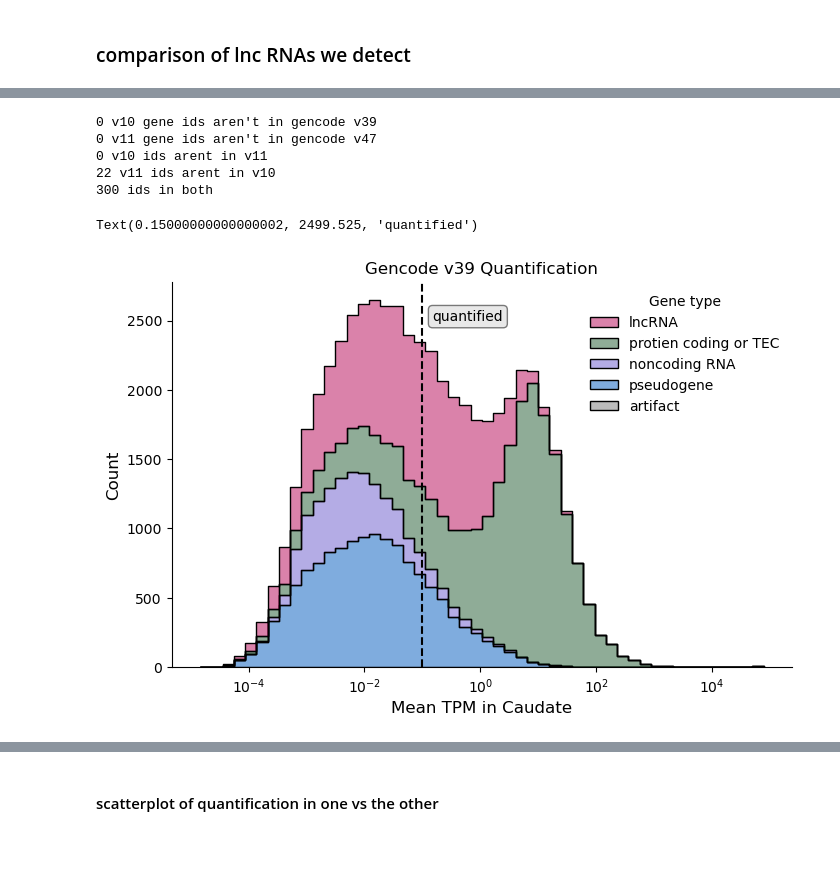
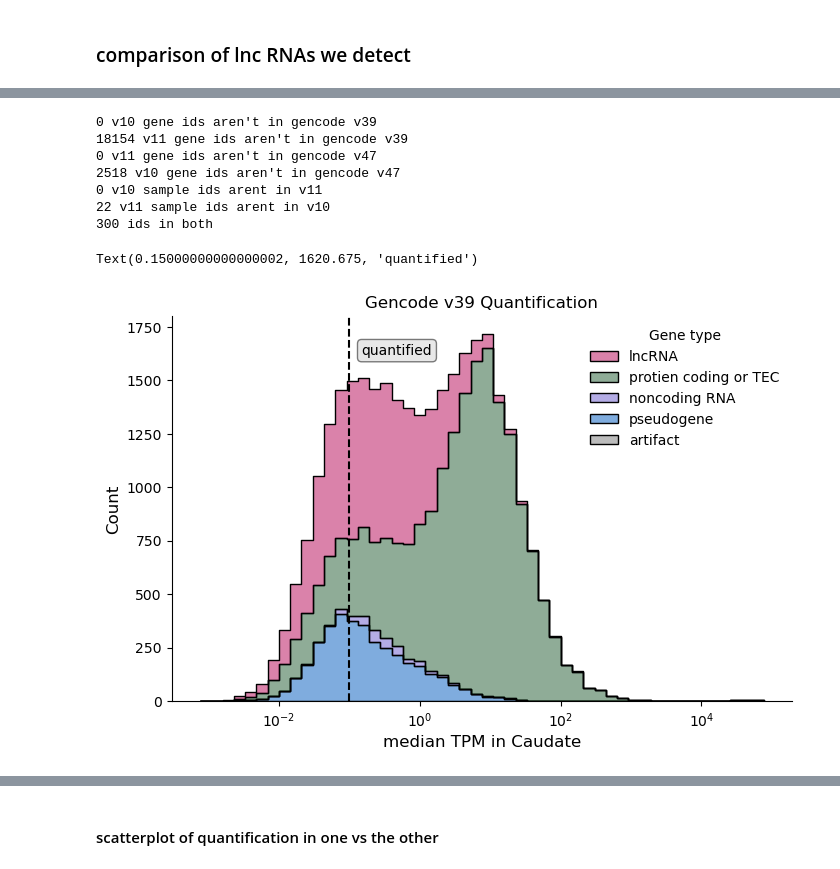
Before and after one commit to danielnachun/gtex-gencode47, a Jupyter notebook: notebooks/analyze_lncrna_quantification.ipynb, the cells around one changed output, grey strips where cells are left out. Drawn from its saved outputs; the diff is of its cells as text; code cells hidden in the pictures.

```diff
--- a/notebooks/analyze_lncrna_quantification.ipynb
+++ b/notebooks/analyze_lncrna_quantification.ipynb
@@ -190,8 +372,10 @@ def agg_rnaseqc(output_dir, file_end='.gene_tpm.gct.gz'):
     tpm_agg = pd.concat(sample_tpms, axis=1).reset_index()
     return tpm_agg
 # %%
-tpm_v11 = agg_rnaseqc(v11_quantificaiton_dir)
-tpm_v11.to_csv('/home/klawren/oak/gtex/output/caudate_analysis/gene_tpm_v11_brain_caudate_basal_ganglia.gct.gz', sep='\t', index=None)
+# tpm_v11 = agg_rnaseqc(v11_quantificaiton_dir)
+# tpm_v11.to_csv('/home/klawren/oak/gtex/output/caudate_analysis/gene_tpm_v11_brain_caudate_basal_ganglia.gct.gz', sep='\t', index=None)
 tpm_v11 = pd.read_csv('/home/klawren/oak/gtex/output/caudate_analysis/gene_tpm_v11_brain_caudate_basal_ganglia.gct.gz', sep='\t')
+tpm_v11['gene_id_stable'] = tpm_v11['Name'].str.split('.').str[0]
+tpm_v11 = tpm_v11.set_index('gene_id_stable').drop(columns=['Name', 'Description'])
 tpm_v11.head()
 # %% [output]
@@ -222,7 +390,7 @@ GTEX-1KD4Q-0011-R5a-SM-EY5Y8.gene_tpm.gct.gz
 # %%
 # load in tpm quantification for v10
 tpm_v10 = pd.read_csv(v10_quantificaiton_path, sep='\t', skiprows=2)
-# replace the sample ids to match the format in v11
-# tpm_v10.columns = tpm_v10.columns.str.replace('-R5a-', '', regex=False)
+tpm_v10['gene_id_stable'] = tpm_v10['Name'].str.split('.').str[0]
+tpm_v10 = tpm_v10.set_index('gene_id_stable').drop(columns=['Name', 'Description'])
 tpm_v10.head()
 # %% [output]
@@ -236,17 +405,19 @@ tpm_v10.head()
 # %%
 # check v10 gene_ids are all in v39 gencode
-print('{} v10 gene ids aren\'t in gencode v39'.format(sum(~tpm_v10['Name'].isin(gencode_v39['gene_id']))))
+print('{} v10 gene ids aren\'t in gencode v39'.format(sum(~tpm_v10.index.isin(gencode_v39['gene_id_stable']))))
+print('{} v11 gene ids aren\'t in gencode v39'.format(sum(~tpm_v11.index.isin(gencode_v39['gene_id_stable']))))
+
 # check v11 gene_ids are all in v47 gencode
-print('{} v11 gene ids aren\'t in gencode v47'.format(sum(~tpm_v11['Name'].isin(gencode_v47['gene_id']))))
-
+print('{} v11 gene ids aren\'t in gencode v47'.format(sum(~tpm_v11.index.isin(gencode_v47['gene_id_stable']))))
+print('{} v10 gene ids aren\'t in gencode v47'.format(sum(~tpm_v10.index.isin(gencode_v47['gene_id_stable']))))
 
 # get only the sample ids in both (should be all of them)
-v10_sample_ids = tpm_v10.columns[2:]
-v11_sample_ids = tpm_v11.columns[2:]
+v10_sample_ids = tpm_v10.columns
+v11_sample_ids = tpm_v11.columns
 
 # TODO confirm that all samples match between v10 and v11
-print('{} v10 ids arent in v11'.format(len(v10_sample_ids[~v10_sample_ids.isin(v11_sample_ids)])))
-print('{} v11 ids arent in v10'.format(len(v11_sample_ids[~v11_sample_ids.isin(v10_sample_ids)])))
+print('{} v10 sample ids arent in v11'.format(len(v10_sample_ids[~v10_sample_ids.isin(v11_sample_ids)])))
+print('{} v11 sample ids arent in v10'.format(len(v11_sample_ids[~v11_sample_ids.isin(v10_sample_ids)])))
 
 both_ids = v11_sample_ids[v11_sample_ids.isin(v10_sample_ids)]
 print('{} ids in both'.format(len(both_ids)))
@@ -254,40 +425,42 @@ v10_sample_ids = both_ids
 v11_sample_ids = both_ids
 # %% [output]
 0 v10 gene ids aren't in gencode v39
+18154 v11 gene ids aren't in gencode v39
 0 v11 gene ids aren't in gencode v47
-0 v10 ids arent in v11
-22 v11 ids arent in v10
+2518 v10 gene ids aren't in gencode v47
+0 v10 sample ids arent in v11
+22 v11 sample ids arent in v10
 300 ids in both
 # %%
-# get mean tpm for v10
-v10_mean_tpm = pd.DataFrame({'gene_id':tpm_v10['Name'], 'tpm':tpm_v10[v10_sample_ids].mean(axis=1)})
-v10_mean_tpm = pd.merge(left=v10_mean_tpm, right=gencode_v39[['gene_id', 'gene_type_grouped']], on='gene_id', how='left')
-v10_mean_tpm['quantified'] = v10_mean_tpm['tpm']>tpm_cutoff
+# get median tpm for v10
+v10_median_tpm = pd.DataFrame({'tpm':tpm_v10[v10_sample_ids].median(axis=1)}).reset_index()
+v10_median_tpm = pd.merge(left=v10_median_tpm, right=gencode_v39[['gene_id_stable', 'gene_type_grouped']], on='gene_id_stable', how='left')
+v10_median_tpm['quantified'] = v10_median_tpm['tpm']>tpm_cutoff
 # %%
 # v10 distribution
 fig, ax = plt.subplots(figsize=(8,5))
-sns.histplot(v10_mean_tpm, x='tpm', hue='gene_type_grouped', bins=50, log_scale=True, element='step', fill=True, ax=ax, palette=gene_type_pal, multiple='stack', alpha=.5,
+sns.histplot(v10_median_tpm, x='tpm', hue='gene_type_grouped', bins=50, log_scale=True, element='step', fill=True, ax=ax, palette=gene_type_pal, multiple='stack', alpha=.5,
              hue_order=list(highlight_gene_type_pal.keys())[1:])
 
-ax.set_xlabel('Mean TPM in Caudate', fontsize=12)
+ax.set_xlabel('median TPM in Caudate', fontsize=12)
 ax.set_ylabel('Count', fontsize=12)
 ax.spines[['top', 'right']].set_visible(False)
 ax.set_title('Gencode v39 Quantification')
 
 
 # Customize the legend
 legend = ax.get_legend()
 new_labels = [label.get_text().replace('_', ' ') for label in legend.texts]
 for t, new_label in zip(legend.texts, new_labels):
     t.set_text(new_label)
 legend.get_frame().set_visible(False)
 legend.set_title("Gene type")
 
 ax.axvline(tpm_cutoff, color='k', linestyle='--')
 ax.text(tpm_cutoff+.05, ax.get_ylim()[1] * 0.9, 'quantified', horizontalalignment='left', fontsize=10, color='k', bbox=dict(boxstyle='round,pad=0.3', edgecolor='black', facecolor='lightgrey', alpha=.5))
 # ax.text(tpm_cutoff-.03, ax.get_ylim()[1] * 0.9, 'un-quantified', horizontalalignment='right', fontsize=10, color='k', bbox=dict(boxstyle='round,pad=0.3', edgecolor='black', facecolor='lightgrey', alpha=.5))
 # %% [output]
-Text(0.15000000000000002, 2499.525, 'quantified')
+Text(0.15000000000000002, 1620.675, 'quantified')
-[figure, old version]
+[figure, new version]
 # %%
 # get v11 data
```
Also changed, not shown: parts of 58 cells of this notebook, 11 other files.
